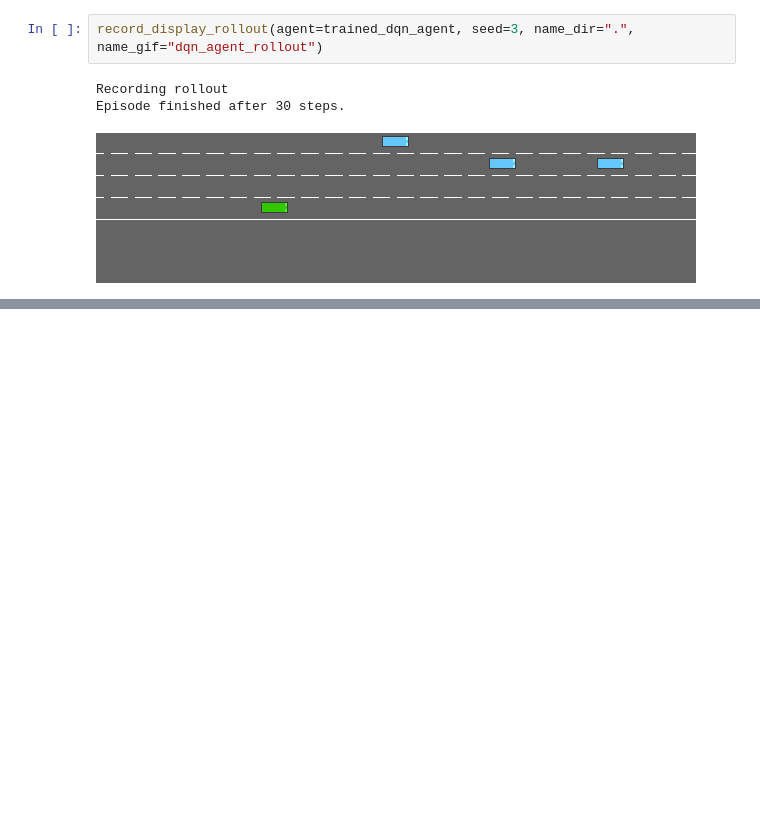
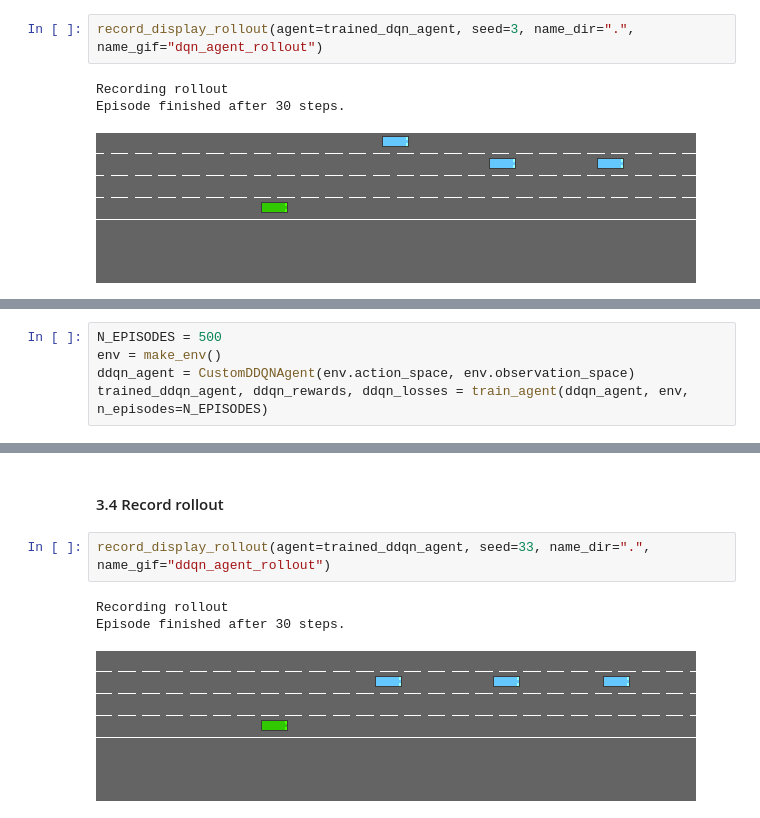
Before and after one commit to FabienMaes/highway_env_RL_project, a Jupyter notebook: first_attempts_highway_env.ipynb, the cells around one changed output, grey strips where cells are left out. Cells and saved outputs as stored; diff of their text form; blank space fills up the shorter version.

Commit message:
Add DDQN agent

```diff
--- a/first_attempts_highway_env.ipynb
+++ b/first_attempts_highway_env.ipynb
@@ -438,0 +561,5 @@ Episode finished after 30 steps.
+# %%
+N_EPISODES = 500
+env = make_env()
+ddqn_agent = CustomDDQNAgent(env.action_space, env.observation_space)
+trained_ddqn_agent, ddqn_rewards, ddqn_losses = train_agent(ddqn_agent, env, n_episodes=N_EPISODES)
@@ -438,0 +580,8 @@ Episode finished after 30 steps.
+# %% [markdown]
+#### 3.4 Record rollout
+# %%
+record_display_rollout(agent=trained_ddqn_agent, seed=33, name_dir=".", name_gif="ddqn_agent_rollout")
+# %% [output]
+Recording rollout
+Episode finished after 30 steps.
+[figure, added]
```
Also changed, not shown: parts of 11 cells of this notebook, 1 other file.
